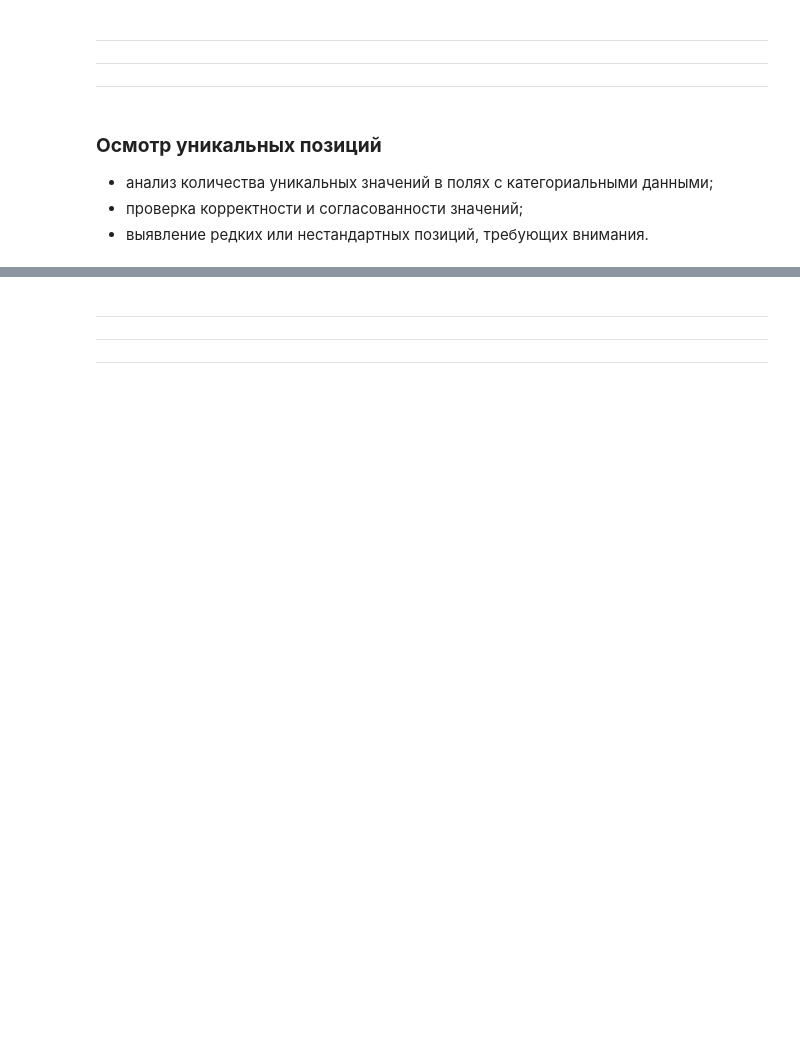
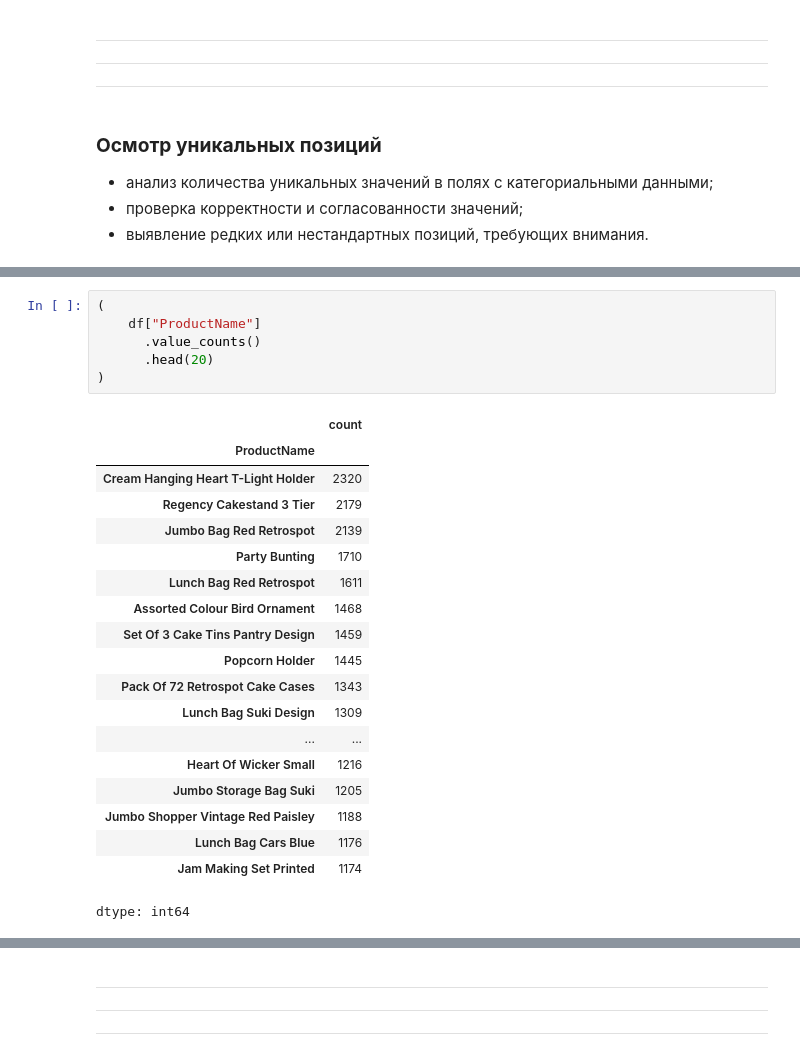
Before and after one commit to dazzens/dazzens, a Jupyter notebook: EDA_проект.ipynb, the cells around one changed output, grey strips where cells are left out. Saved outputs shown, nothing was run; the diff lists cells and outputs as text; blank space fills up the shorter version.

```diff
--- a/EDA_проект.ipynb
+++ b/EDA_проект.ipynb
@@ -961,0 +1040,26 @@ display(largest_quantity_transactions)
+# %%
+(
+    df["ProductName"]
+      .value_counts()
+      .head(20)
+)
+# %% [output]
+|  | count |
+| ProductName |  |
+| Cream Hanging Heart T-Light Holder | 2320 |
+| Regency Cakestand 3 Tier | 2179 |
+| Jumbo Bag Red Retrospot | 2139 |
+| Party Bunting | 1710 |
+| Lunch Bag Red Retrospot | 1611 |
+| Assorted Colour Bird Ornament | 1468 |
+| Set Of 3 Cake Tins Pantry Design | 1459 |
+| Popcorn Holder | 1445 |
+| Pack Of 72 Retrospot Cake Cases | 1343 |
+| Lunch Bag Suki Design | 1309 |
+| ... | ... |
+| Heart Of Wicker Small | 1216 |
+| Jumbo Storage Bag Suki | 1205 |
+| Jumbo Shopper Vintage Red Paisley | 1188 |
+| Lunch Bag Cars Blue | 1176 |
+| Jam Making Set Printed | 1174 |
+dtype: int64
```
Also changed, not shown: parts of 24 cells of this notebook.
